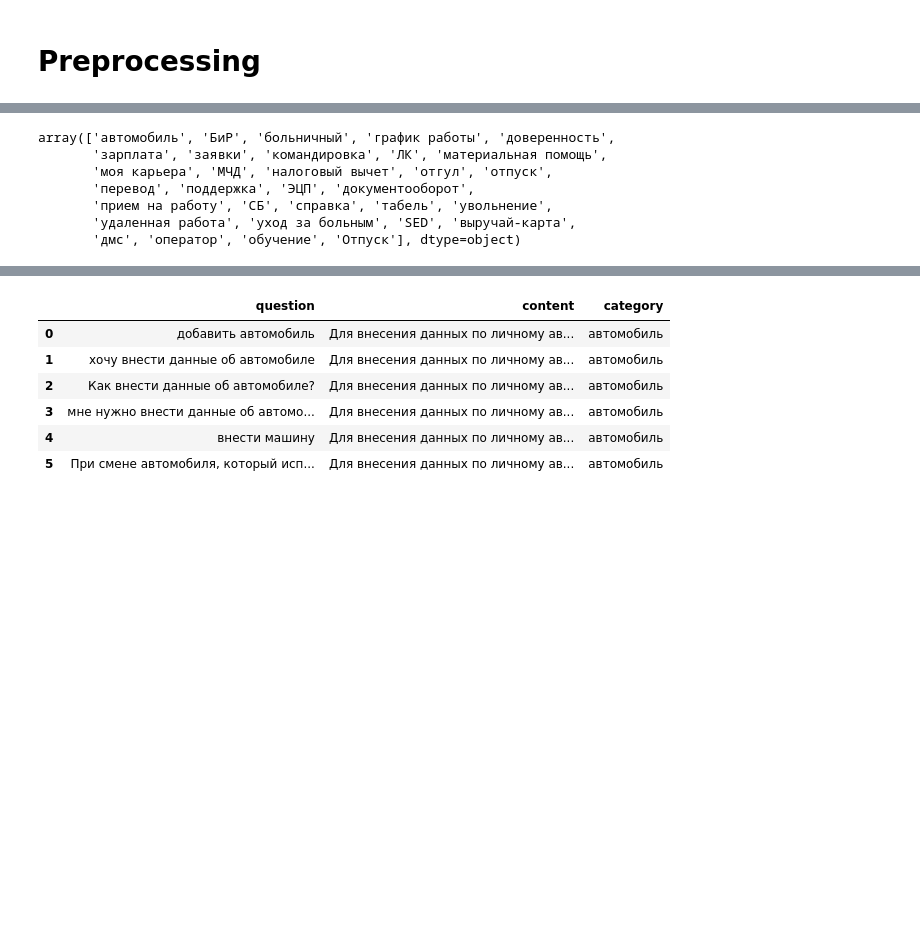
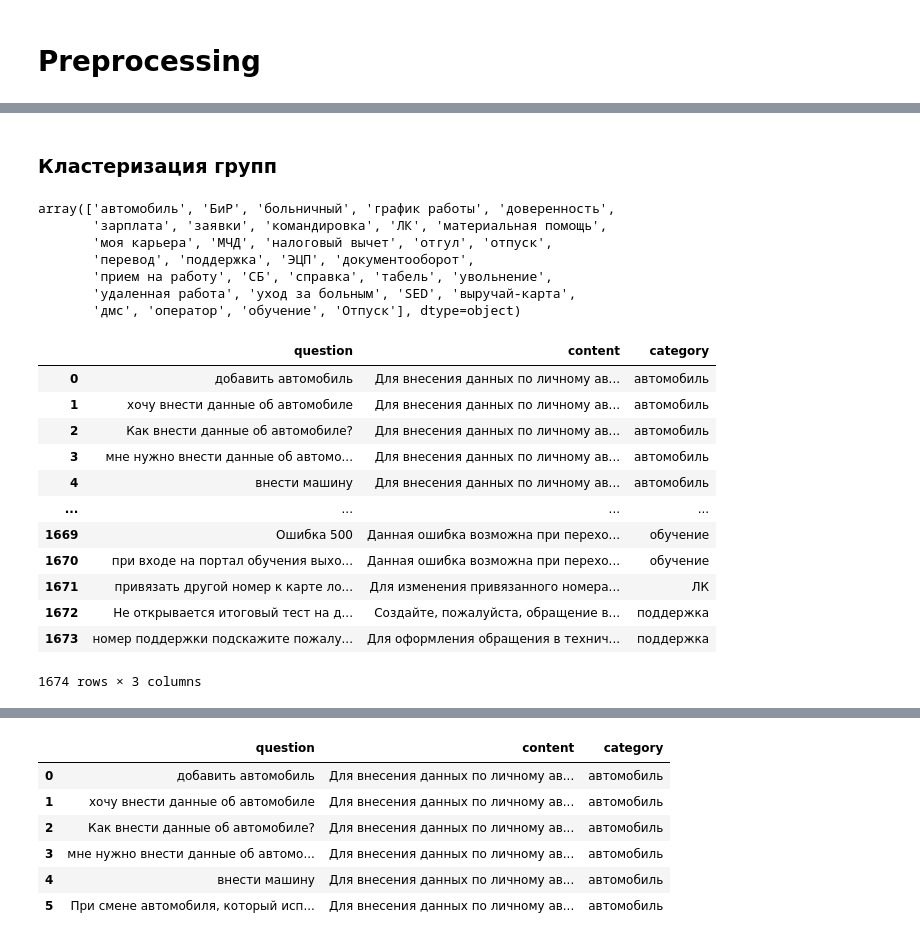
Before and after one commit to vilovnok/aiph2024, a Jupyter notebook: backend/notebooks/note_1.ipynb, the cells around one changed output, grey strips where cells are left out. Drawn from its saved outputs; the diff is of its cells as text; code cells hidden in the pictures; blank space fills up the shorter version.

```diff
--- a/backend/notebooks/note_1.ipynb
+++ b/backend/notebooks/note_1.ipynb
@@ -15,2 +61,4 @@ df_qa.reset_index(drop=True, inplace=True)
+# %% [markdown]
+### Кластеризация групп
 # %%
 df_qa['category'].unique()
@@ -22,3 +71,19 @@ array(['автомобиль', 'БиР', 'больничный', 'график
        'прием на работу', 'СБ', 'справка', 'табель', 'увольнение',
        'удаленная работа', 'уход за больным', 'SED', 'выручай-карта',
        'дмс', 'оператор', 'обучение', 'Отпуск'], dtype=object)
+# %%
+df_qa
+# %% [output]
+|  | question | content | category |
+| 0 | добавить автомобиль | Для внесения данных по личному ав... | автомобиль |
+| 1 | хочу внести данные об автомобиле | Для внесения данных по личному ав... | автомобиль |
+| 2 | Как внести данные об автомобиле? | Для внесения данных по личному ав... | автомобиль |
+| 3 | мне нужно внести данные об автомо... | Для внесения данных по личному ав... | автомобиль |
+| 4 | внести машину | Для внесения данных по личному ав... | автомобиль |
+| ... | ... | ... | ... |
+| 1669 | Ошибка 500 | Данная ошибка возможна при перехо... | обучение |
+| 1670 | при входе на портал обучения выхо... | Данная ошибка возможна при перехо... | обучение |
+| 1671 | привязать другой номер к карте ло... | Для изменения привязанного номера... | ЛК |
+| 1672 | Не открывается итоговый тест на д... | Создайте, пожалуйста, обращение в... | поддержка |
+| 1673 | номер поддержки подскажите пожалу... | Для оформления обращения в технич... | поддержка |
+1674 rows × 3 columns
```
Also changed, not shown: parts of 11 cells of this notebook.
